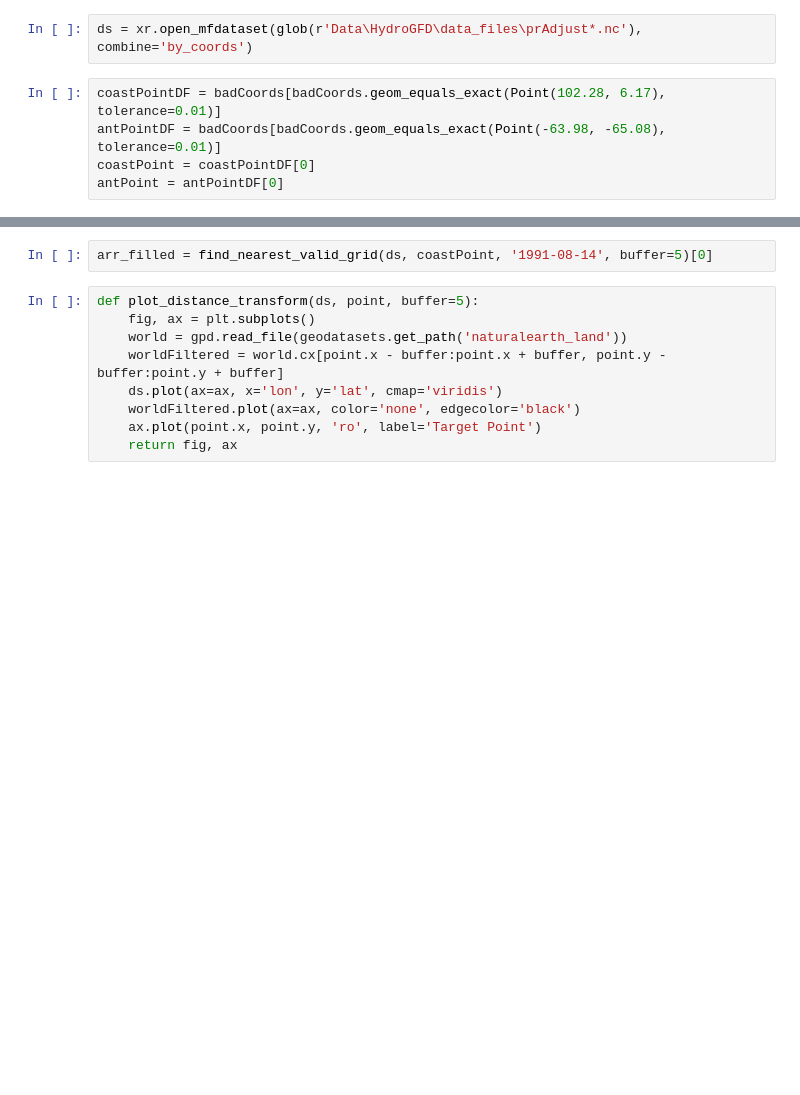
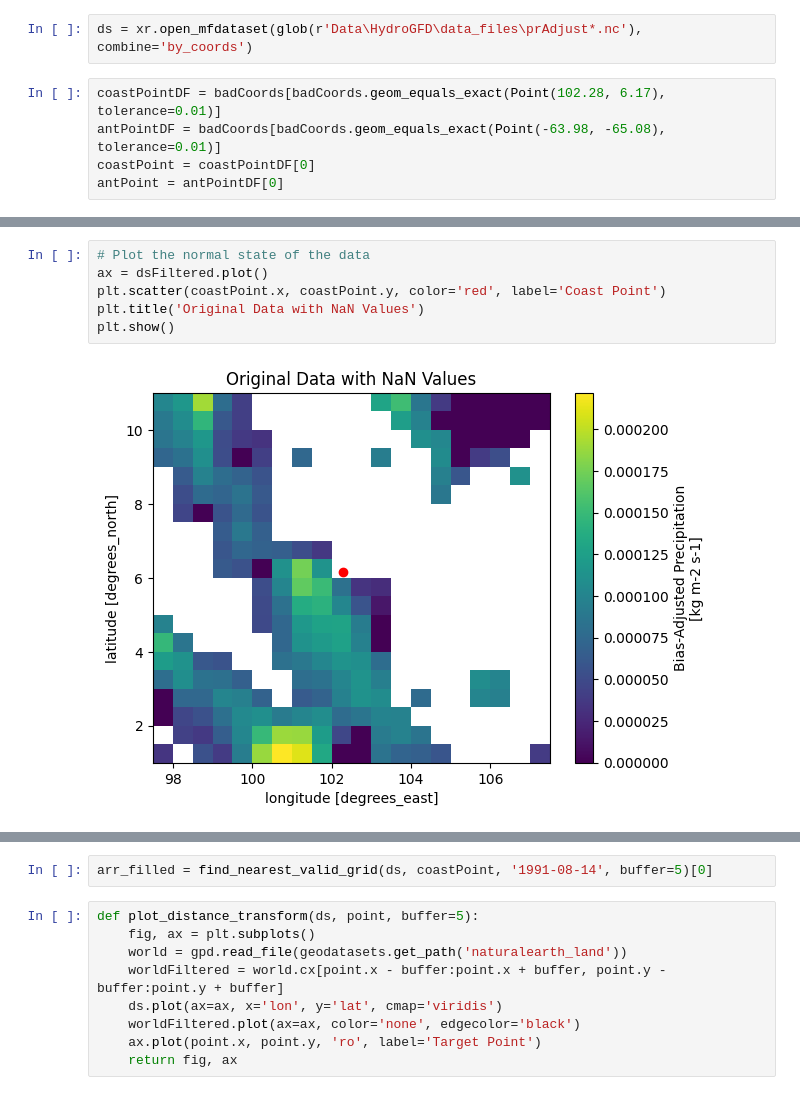
Before and after one commit to JaxtonGray/isoNet_Models, a Jupyter notebook: test.ipynb, the cells around one changed output, grey strips where cells are left out. Saved outputs shown, nothing was run; the diff lists cells and outputs as text; blank space fills up the shorter version.

```diff
--- a/test.ipynb
+++ b/test.ipynb
@@ -47,0 +113,8 @@ def find_nearest_valid_grid(ds, point, time, buffer=5):
+# %%
+# Plot the normal state of the data
+ax = dsFiltered.plot()
+plt.scatter(coastPoint.x, coastPoint.y, color='red', label='Coast Point')
+plt.title('Original Data with NaN Values')
+plt.show()
+# %% [output]
+[figure, added]
```
Also changed, not shown: parts of 11 cells of this notebook.
